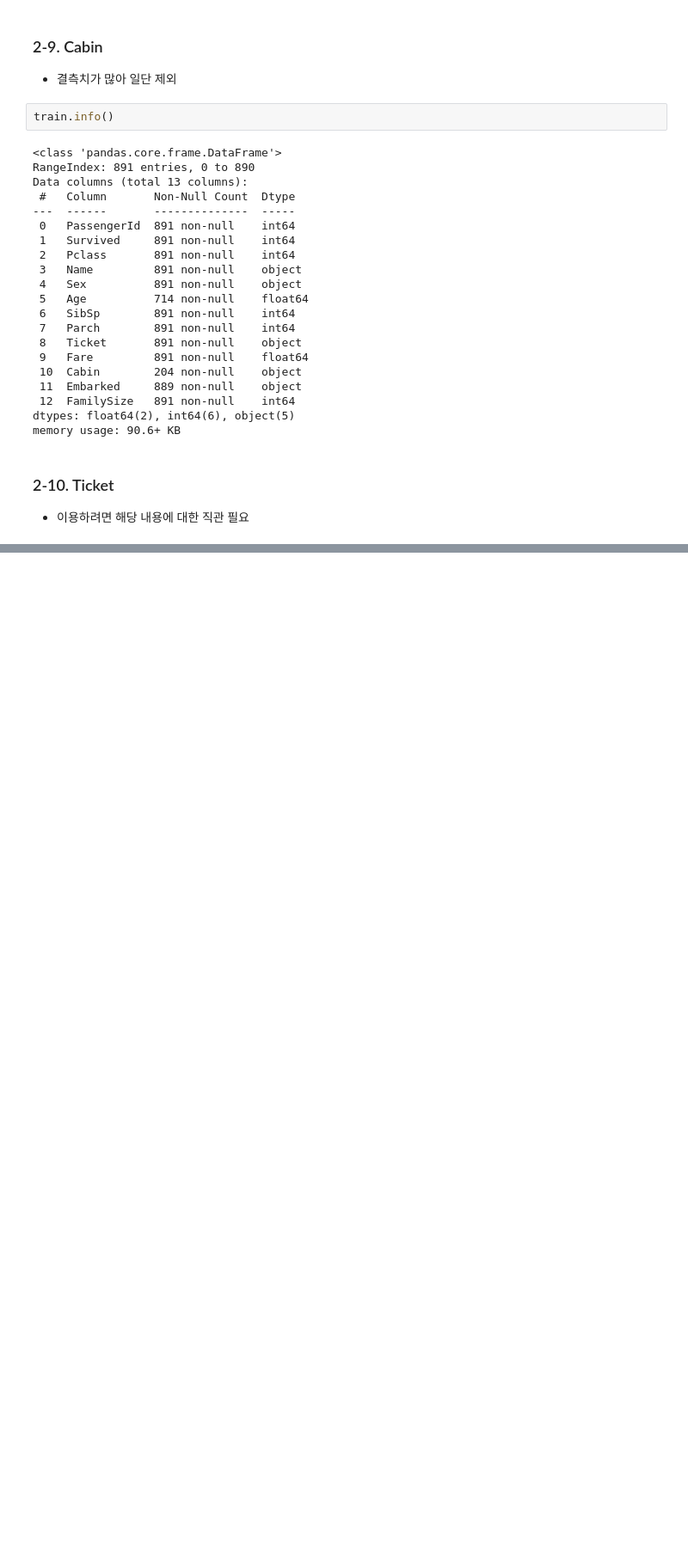
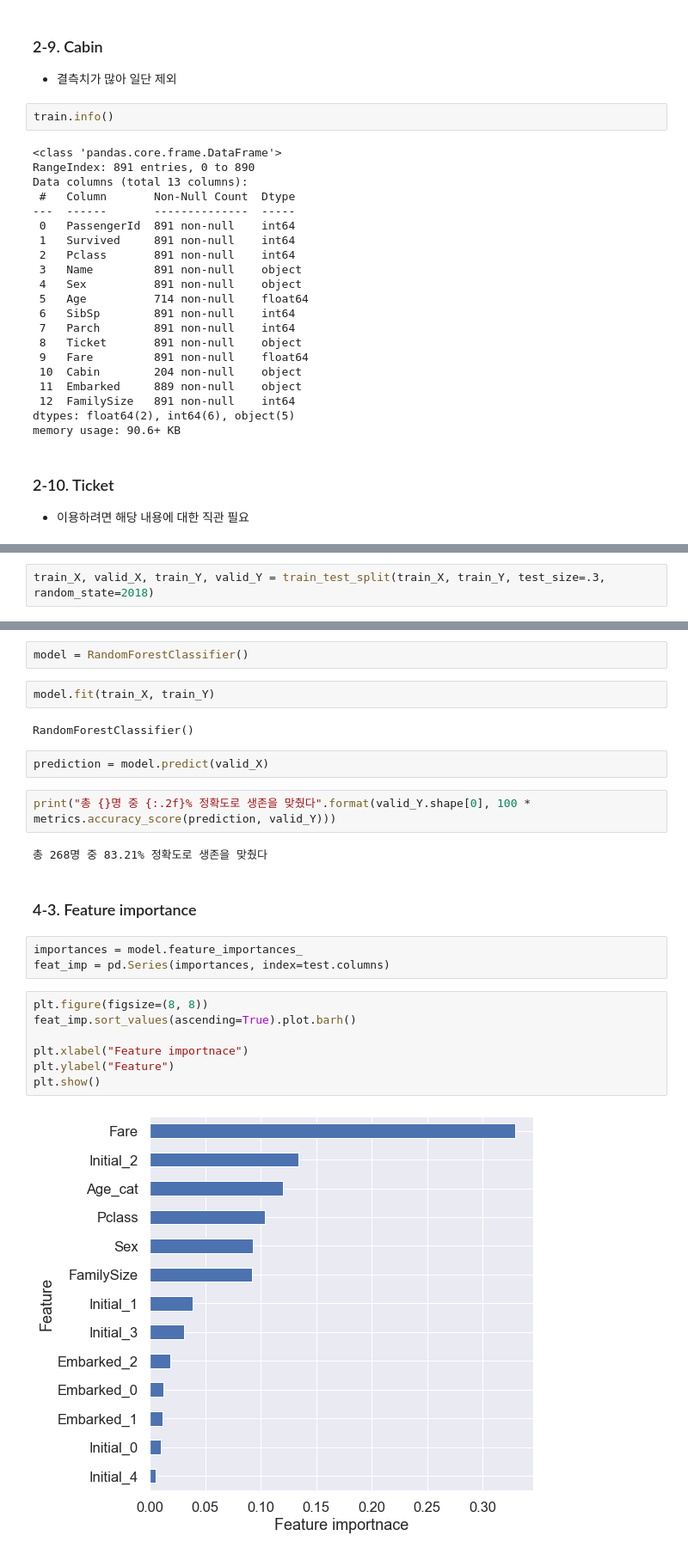
Before and after one commit to Myul23/Kaggle-Curriculum, a Jupyter notebook: Tabular data - Binary classification/Titanic - Machine Learning from Disaster/2. Exploratory data analysis, visualization, machine learning.ipynb, the cells around one changed output, grey strips where cells are left out. Shown: that part at 86% size. Cells and saved outputs as stored; diff of their text form; blank space fills up the shorter version.

```diff
--- a/Tabular data - Binary classification/Titanic - Machine Learning from Disaster/2. Exploratory data analysis, visualization, machine learning.ipynb
+++ b/Tabular data - Binary classification/Titanic - Machine Learning from Disaster/2. Exploratory data analysis, visualization, machine learning.ipynb
@@ -539,0 +737,2 @@ memory usage: 90.6+ KB
+# %%
+train_X, valid_X, train_Y, valid_Y = train_test_split(train_X, train_Y, test_size=.3, random_state=2018)
@@ -539,0 +745,26 @@ memory usage: 90.6+ KB
+# %%
+model = RandomForestClassifier()
+# %%
+model.fit(train_X, train_Y)
+# %% [output]
+RandomForestClassifier()
+# %%
+prediction = model.predict(valid_X)
+# %%
+print("총 {}명 중 {:.2f}% 정확도로 생존을 맞췄다".format(valid_Y.shape[0], 100 * metrics.accuracy_score(prediction, valid_Y)))
+# %% [output]
+총 268명 중 83.21% 정확도로 생존을 맞췄다
+# %% [markdown]
+### 4-3. Feature importance
+# %%
+importances = model.feature_importances_
+feat_imp = pd.Series(importances, index=test.columns)
+# %%
+plt.figure(figsize=(8, 8))
+feat_imp.sort_values(ascending=True).plot.barh()
+
+plt.xlabel("Feature importnace")
+plt.ylabel("Feature")
+plt.show()
+# %% [output]
+[figure, added]
```
Also changed, not shown: parts of 60 cells of this notebook.
